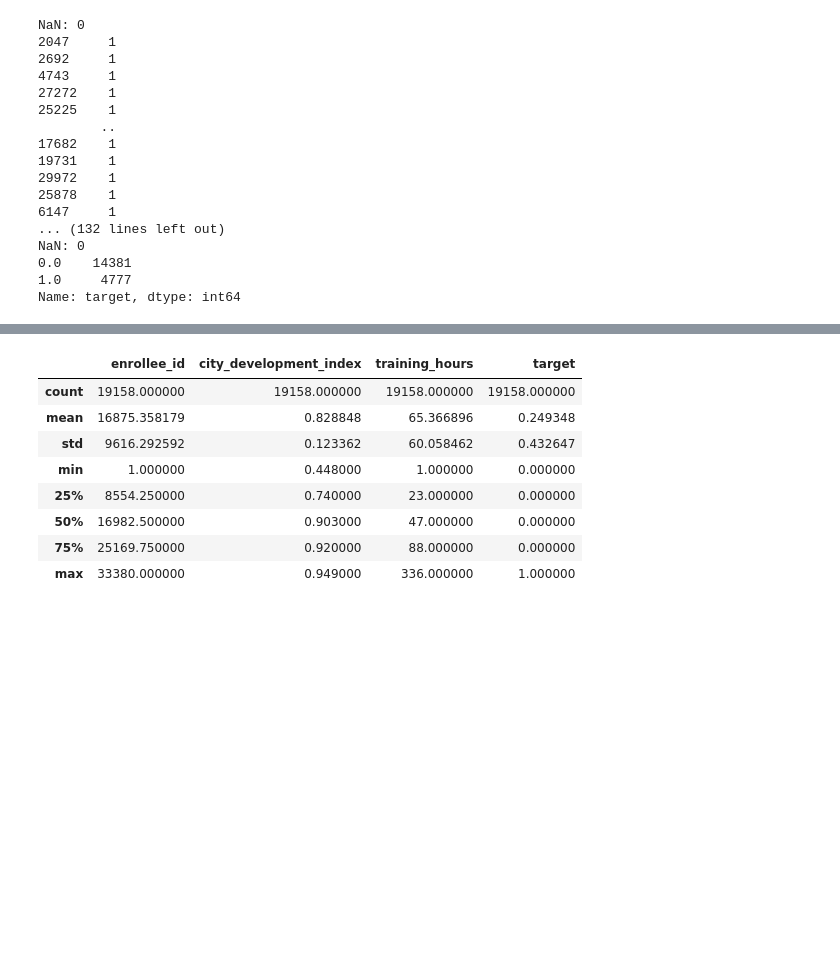
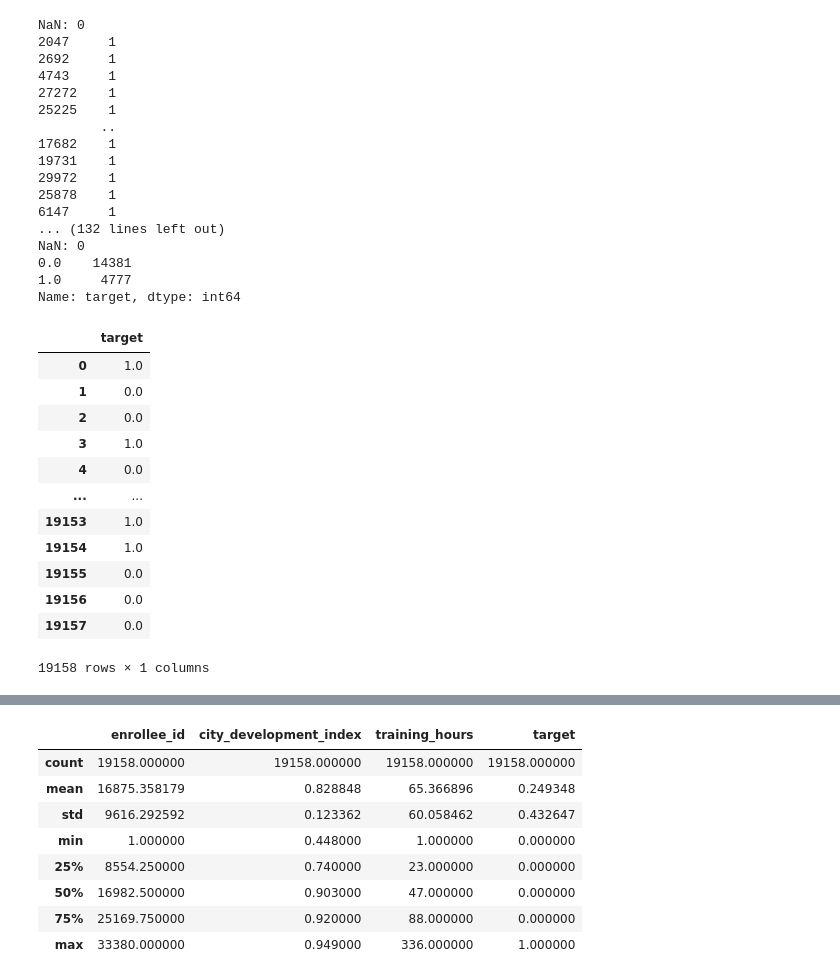
Before and after one commit to wbchristerson/machine-learning-projects, a Jupyter notebook: job-change-analysis/hr-analytics-data.ipynb, the cells around one changed output, grey strips where cells are left out. Saved outputs shown, nothing was run; the diff lists cells and outputs as text; code cells hidden in the pictures; blank space fills up the shorter version.

```diff
--- a/job-change-analysis/hr-analytics-data.ipynb
+++ b/job-change-analysis/hr-analytics-data.ipynb
@@ -44,3 +44,21 @@ NaN: 0
 0.0    14381
 1.0     4777
 Name: target, dtype: int64
+# %%
+y_data = project_data[["target"]]
+project_data = project_data.drop(["target", "enrollee_id"], axis=1)
+y_data
+# %% [output]
+|  | target |
+| 0 | 1.0 |
+| 1 | 0.0 |
+| 2 | 0.0 |
+| 3 | 1.0 |
+| 4 | 0.0 |
+| ... | ... |
+| 19153 | 1.0 |
+| 19154 | 1.0 |
+| 19155 | 0.0 |
+| 19156 | 0.0 |
+| 19157 | 0.0 |
+19158 rows × 1 columns
```
Also changed, not shown: parts of 7 cells of this notebook.
